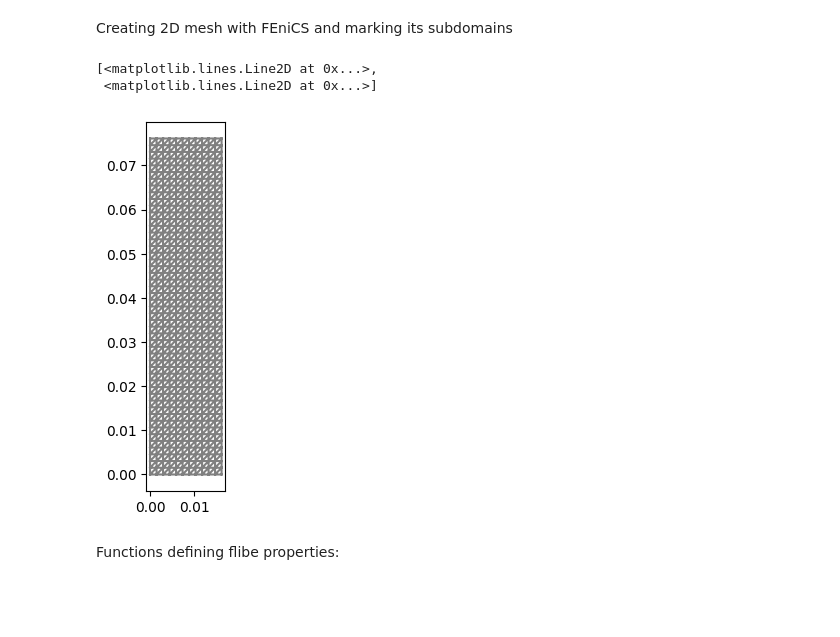
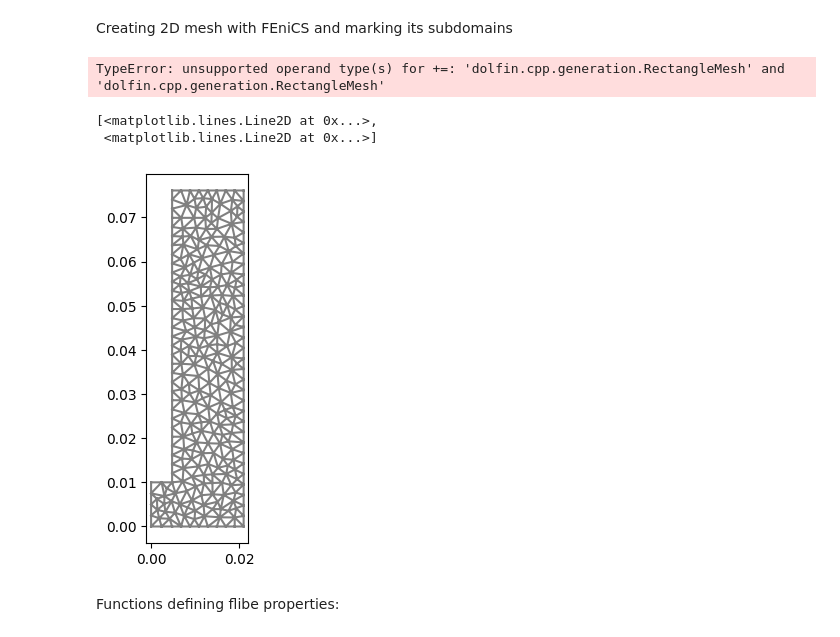
Before and after one commit to WeaverC20/LIBRADiff, a Jupyter notebook: BABY_2D_Simulation.ipynb, the cells around one changed output. Saved outputs shown, nothing was run; the diff lists cells and outputs as text; code cells hidden in the pictures; blank space fills up the shorter version.

```diff
--- a/BABY_2D_Simulation.ipynb
+++ b/BABY_2D_Simulation.ipynb
@@ -7,14 +8,19 @@ import matplotlib.pyplot as plt
 # %% [markdown]
 Creating 2D mesh with FEniCS and marking its subdomains
 # %%
-from fenics import Point, RectangleMesh, CompiledSubDomain, MeshFunction, plot
-
 # creating a mesh with FEniCS
 nx = round(50*(0.0162/0.0761))
 ny = 50
+nx2 = round(50*(0.00476/0.0761))
+ny2 = round(50*(0.01/0.0761))
 # mesh_fenics = UnitSquareMesh(nx, ny)
 
-mesh_fenics = RectangleMesh(Point(0.0, 0.0), Point(0.0162, 0.0761), nx, ny)
+mesh_fenics = RectangleMesh(Point(0.00476, 0.0), Point(0.00476 + 0.0162, 0.0761), nx, ny)
+mesh2 = RectangleMesh(Point(0.0, 0.0), Point(0.00476, 0.01), nx2, ny2)
+
+mesh_fenics += mesh2
+
+plot(mesh_fenics)
 
 # marking physical groups (volumes and surfaces)
 volume_markers = MeshFunction(
@@ -46,9 +52,27 @@ bottom_surface.mark(surface_markers, bottom_id)
 
 plot(mesh_fenics)
 # %% [output]
-[<matplotlib.lines.Line2D at 0x...>,
- <matplotlib.lines.Line2D at 0x...>]
+TypeError: unsupported operand type(s) for +=: 'dolfin.cpp.generation.RectangleMesh' and 'dolfin.cpp.generation.RectangleMesh'
-[figure, removed]
+# %%
+x1 = 0.00476
+x2 = 0.0162
+y1 = 0.01
+y2 = 0.0761
+
+p1 = f.Point(0, 0)
+p2 = f.Point(x1, y1)
+r1 = Rectangle(p1, p2)
+p1 = f.Point(x1, 0)
+p2 = f.Point(x1 + x2, y2)
+r2 = Rectangle(p1, p2)
+domain = r1 + r2
+mesh = generate_mesh(domain, 20)
+
+plot(mesh)
+# %% [output]
+[<matplotlib.lines.Line2D at 0x...>,
+ <matplotlib.lines.Line2D at 0x...>]
+[figure, added]
 # %% [markdown]
 Functions defining flibe properties:
 # %%
```
Also changed, not shown: parts of 2 cells of this notebook.
